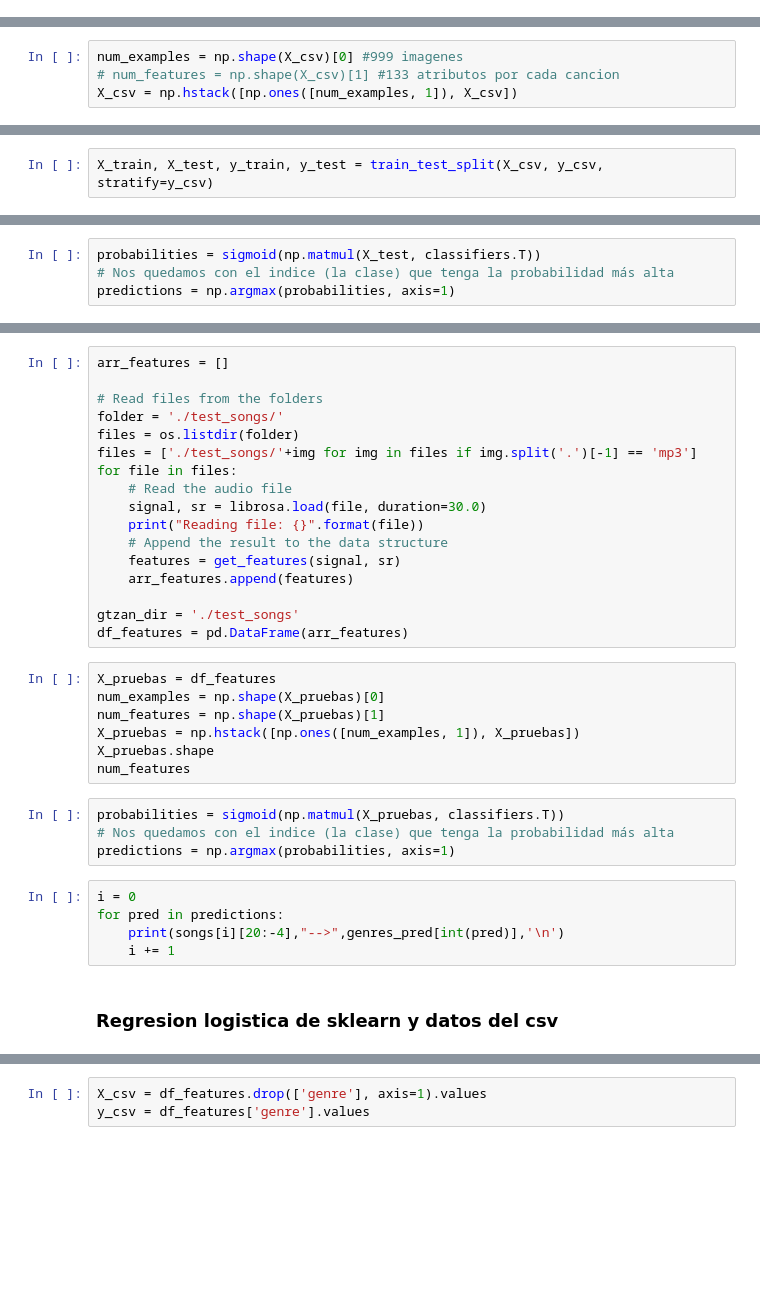
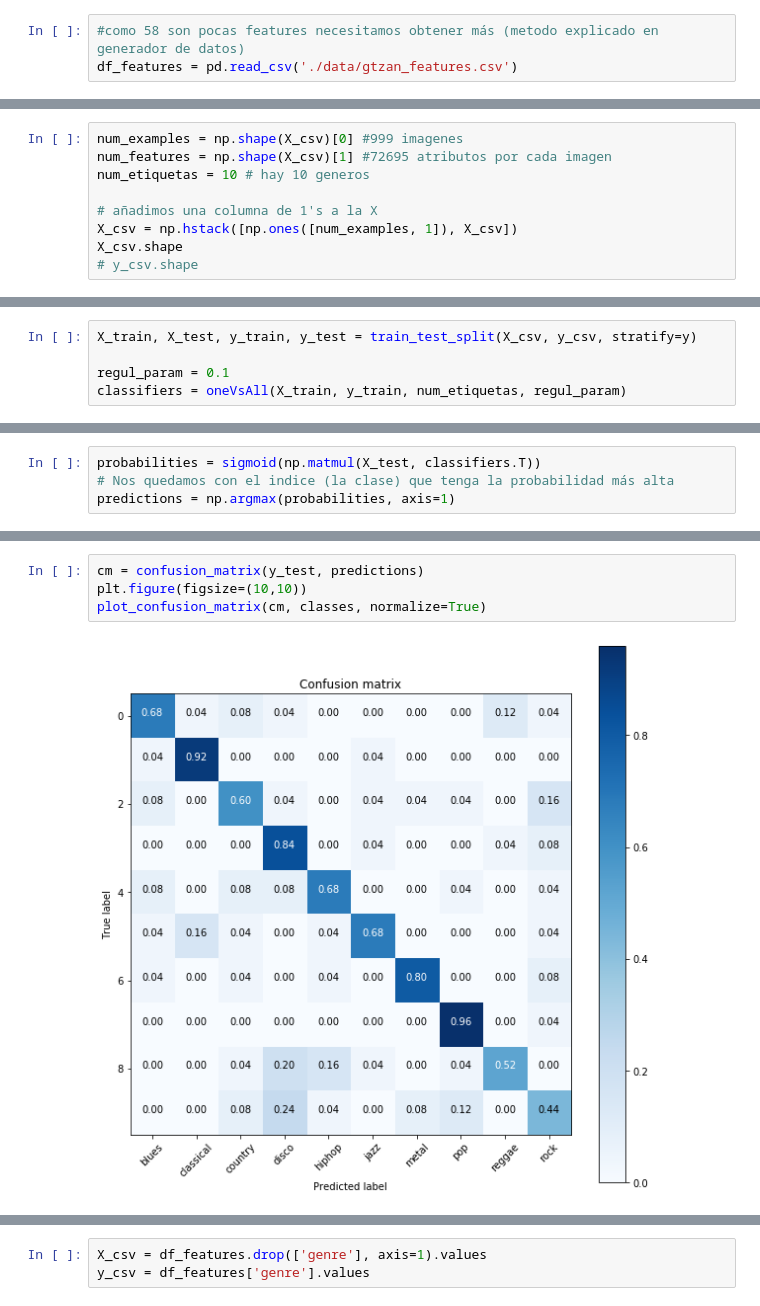
Before and after one commit to GuillermoOvejeroSanchez/Music_Genre_Classifier, a Jupyter notebook: RegresionLogistica.ipynb, the cells around one changed output, grey strips where cells are left out. Saved outputs shown, nothing was run; the diff lists cells and outputs as text; blank space fills up the shorter version.

```diff
--- a/RegresionLogistica.ipynb
+++ b/RegresionLogistica.ipynb
@@ -529,0 +378,3 @@ Wall time: 9min 46s
+# %%
+#como 58 son pocas features necesitamos obtener más (metodo explicado en generador de datos)
+df_features = pd.read_csv('./data/gtzan_features.csv')
@@ -532,5 +385,10 @@ X_csv = df_features.drop(['genre'], axis=1).values
 y_csv = df_features['genre'].values
 # %%
 num_examples = np.shape(X_csv)[0] #999 imagenes
-# num_features = np.shape(X_csv)[1] #133 atributos por cada cancion
+num_features = np.shape(X_csv)[1] #72695 atributos por cada imagen
+num_etiquetas = 10 # hay 10 generos
+
+# añadimos una columna de 1's a la X
 X_csv = np.hstack([np.ones([num_examples, 1]), X_csv])
+X_csv.shape
+# y_csv.shape
@@ -537,2 +397,5 @@ X_csv = np.hstack([np.ones([num_examples, 1]), X_csv])
 # %%
-X_train, X_test, y_train, y_test = train_test_split(X_csv, y_csv, stratify=y_csv)
+X_train, X_test, y_train, y_test = train_test_split(X_csv, y_csv, stratify=y)
+
+regul_param = 0.1
+classifiers = oneVsAll(X_train, y_train, num_etiquetas, regul_param)
@@ -561,35 +421,6 @@ print("Porcentaje de aciertos: ", accuracy)
-# %%
-arr_features = []
-
-# Read files from the folders
-folder = './test_songs/'
-files = os.listdir(folder)
-files = ['./test_songs/'+img for img in files if img.split('.')[-1] == 'mp3']
-for file in files:
-    # Read the audio file
-    signal, sr = librosa.load(file, duration=30.0)
-    print("Reading file: {}".format(file))
-    # Append the result to the data structure
-    features = get_features(signal, sr)
-    arr_features.append(features)
-
-gtzan_dir = './test_songs'
-df_features = pd.DataFrame(arr_features)
-# %%
-X_pruebas = df_features
-num_examples = np.shape(X_pruebas)[0]
-num_features = np.shape(X_pruebas)[1]
-X_pruebas = np.hstack([np.ones([num_examples, 1]), X_pruebas])
-X_pruebas.shape
-num_features
-# %%
-probabilities = sigmoid(np.matmul(X_pruebas, classifiers.T))
-# Nos quedamos con el indice (la clase) que tenga la probabilidad más alta
-predictions = np.argmax(probabilities, axis=1)
-# %%
-i = 0
-for pred in predictions:
-    print(songs[i][20:-4],"-->",genres_pred[int(pred)],'\n')
-    i += 1
-# %% [markdown]
-### Regresion logistica de sklearn y datos del csv
+# %%
+cm = confusion_matrix(y_test, predictions)
+plt.figure(figsize=(10,10))
+plot_confusion_matrix(cm, classes, normalize=True)
+# %% [output]
+[figure, added]
```
Also changed, not shown: parts of 36 cells of this notebook.
